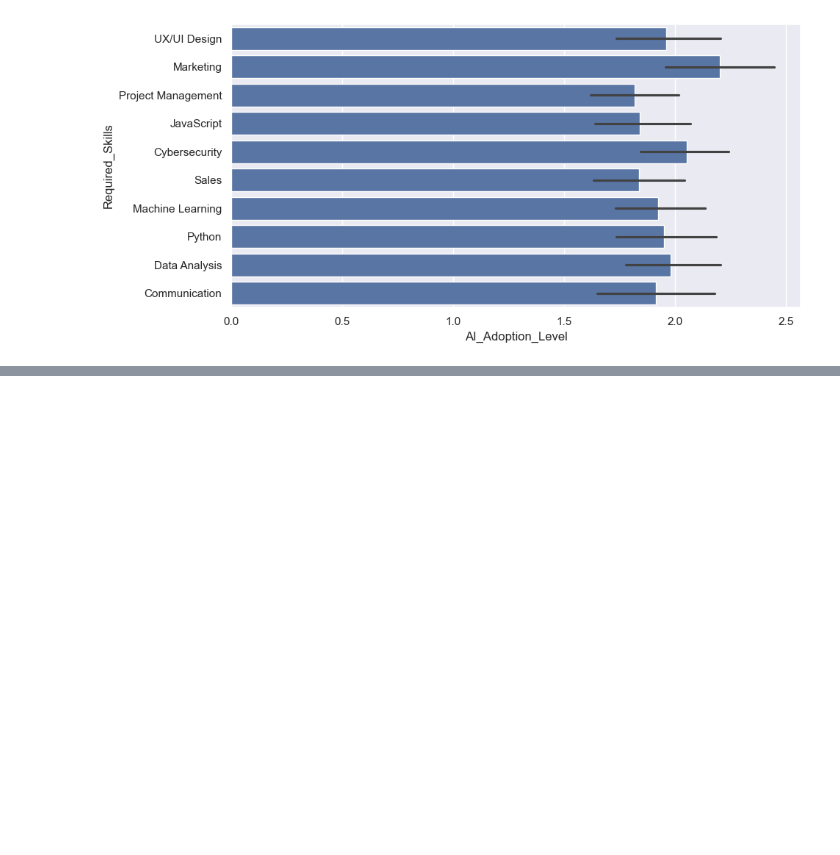
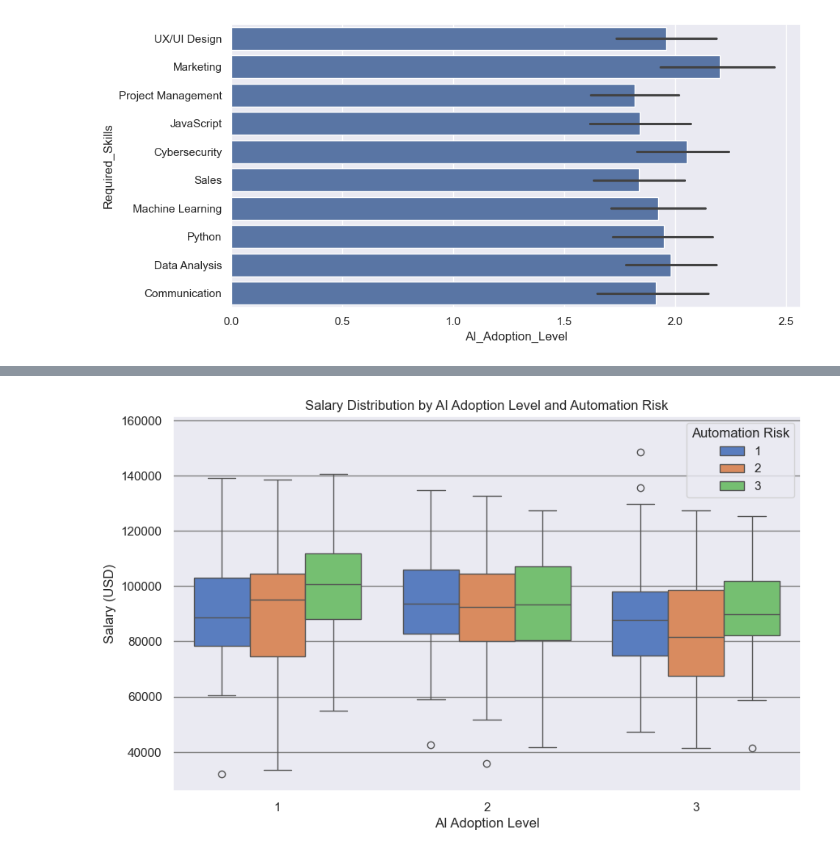
Before and after one commit to Zachery-Davis/Data-Mining-Project-1, a Jupyter notebook: Project1.ipynb, the cells around one changed output, grey strips where cells are left out. Cells and saved outputs as stored; diff of their text form; code cells hidden in the pictures; blank space fills up the shorter version.

```diff
--- a/Project1.ipynb
+++ b/Project1.ipynb
@@ -144,0 +156,11 @@ sns.barplot(data=aiMarket_df, x='AI_Adoption_Level', y='Required_Skills')
+# %%
+sns.set(rc={"figure.figsize":(10,6)})
+plt.grid(color='grey')
+sns.boxplot(x='AI_Adoption_Level', y='Salary_USD', hue='Automation_Risk', data=aiMarket_df, palette='muted')
+plt.title('Salary Distribution by AI Adoption Level and Automation Risk')
+plt.xlabel('AI Adoption Level')
+plt.ylabel('Salary (USD)')
+plt.legend(title='Automation Risk')
+plt.show()
+# %% [output]
+[figure, added]
```
Also changed, not shown: parts of 3 cells of this notebook.
